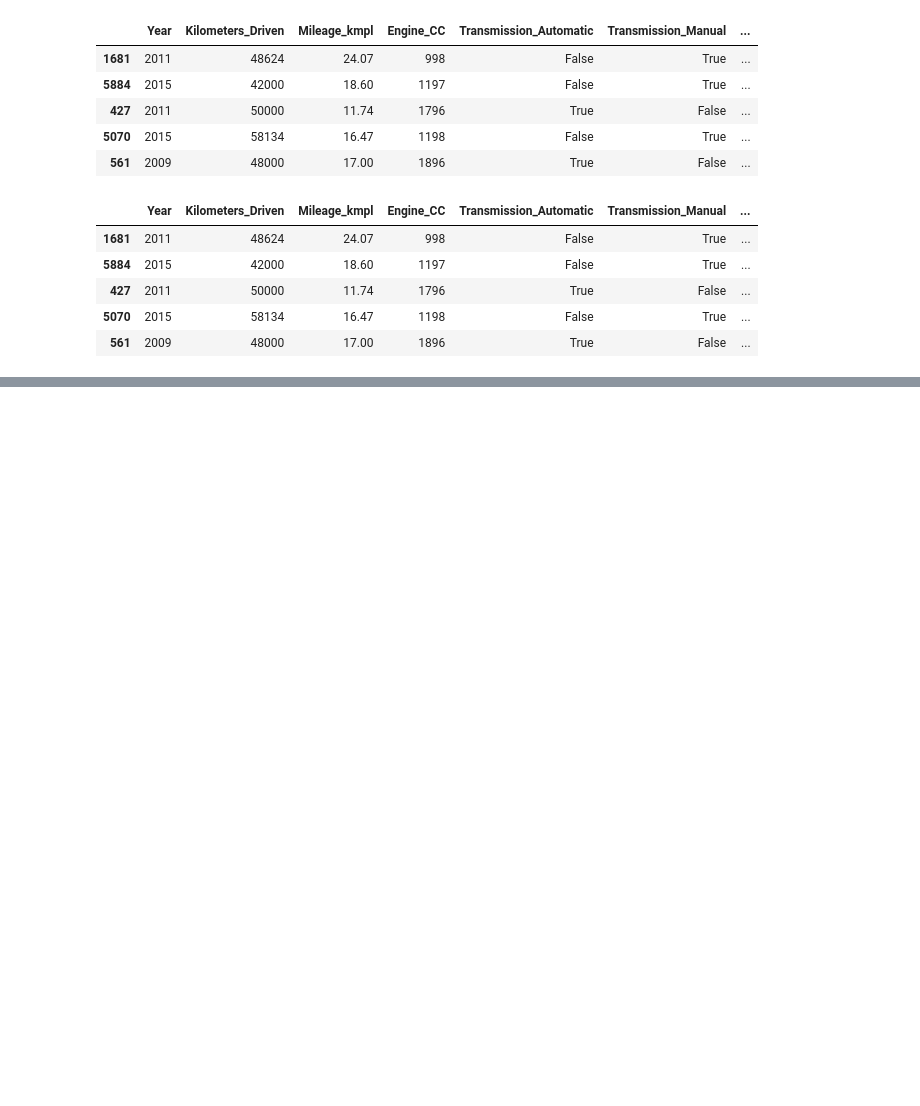
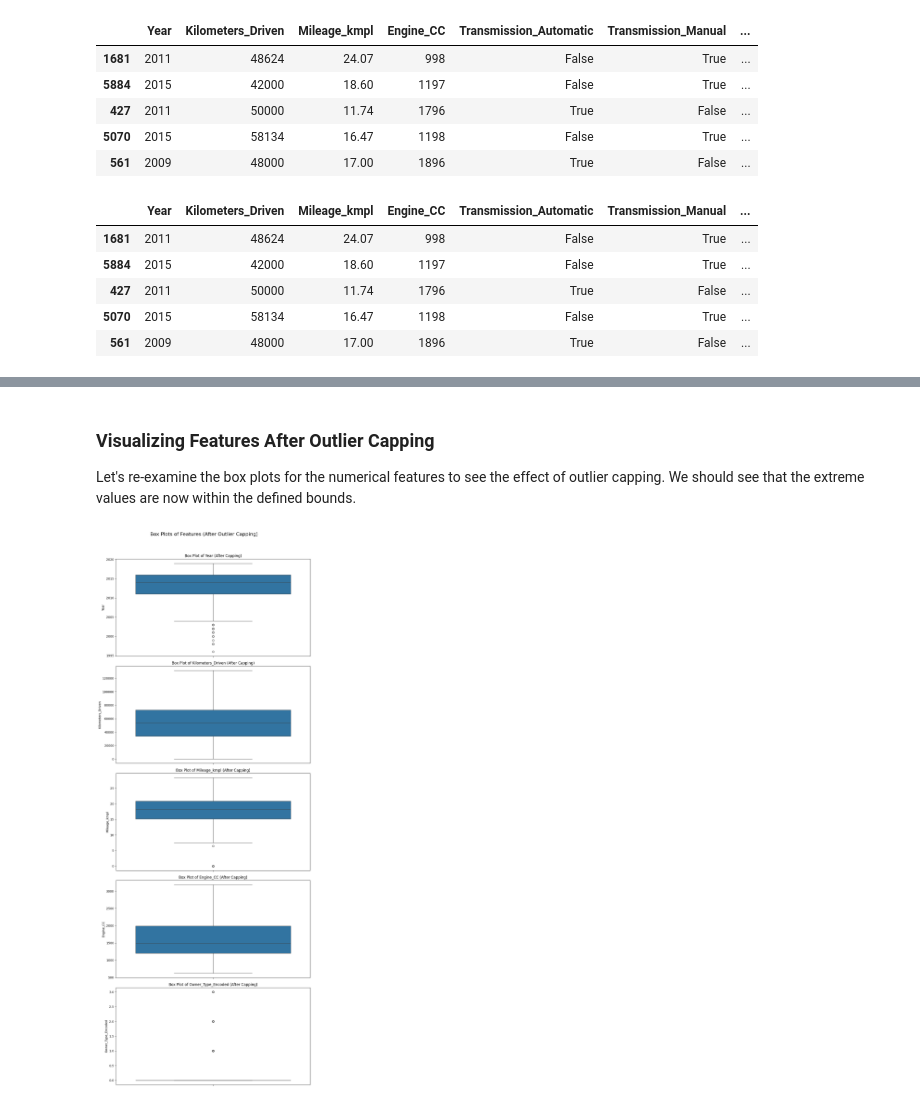
Before and after one commit to AnnabelleMcSharry/AI-ML-Car-Data, a Jupyter notebook: Task1.ipynb, the cells around one changed output, grey strips where cells are left out. Cells and saved outputs as stored; diff of their text form; code cells hidden in the pictures; blank space fills up the shorter version.

```diff
--- a/Task1.ipynb
+++ b/Task1.ipynb
@@ -462,0 +515,23 @@ display(X_train_reduced.head())
+# %%
+import numpy as np
+
+def cap_outliers_iqr(df, column):
+    Q1 = df[column].quantile(0.25)
+    Q3 = df[column].quantile(0.75)
+    IQR = Q3 - Q1
+    lower_bound = Q1 - 1.5 * IQR
+    upper_bound = Q3 + 1.5 * IQR
+
+    # Cap the values
+    df[column] = np.where(df[column] < lower_bound, lower_bound, df[column])
+    df[column] = np.where(df[column] > upper_bound, upper_bound, df[column])
+    return df
+
+# Apply capping to 'Kilometers_Driven' and 'Engine_CC' in both training and test sets
+for col in ['Kilometers_Driven', 'Engine_CC']:
+    features_train_reduced_df = cap_outliers_iqr(features_train_reduced_df.copy(), col)
+    features_test_reduced_df = cap_outliers_iqr(features_test_reduced_df.copy(), col)
+
+print("Outliers in 'Kilometers_Driven' and 'Engine_CC' have been capped using the IQR method.")
+
+display(features_train_reduced_df.head())
@@ -462,0 +546,21 @@ display(X_train_reduced.head())
+# %% [markdown]
+### Visualizing Features After Outlier Capping
+
+Let's re-examine the box plots for the numerical features to see the effect of outlier capping. We should see that the extreme values are now within the defined bounds.
+# %%
+# Get numerical columns from the reduced training set (after capping)
+numerical_cols_after_capping = features_train_reduced_df.select_dtypes(include=['number']).columns
+
+# Plot box plots of numerical features after capping
+fig, axes = plt.subplots(len(numerical_cols_after_capping), 1, figsize=(10, 5 * len(numerical_cols_after_capping)))
+fig.suptitle('Box Plots of Features (After Outlier Capping)', y=1.02, fontsize=16)
+
+for i, col in enumerate(numerical_cols_after_capping):
+    sns.boxplot(y=features_train_reduced_df[col], ax=axes[i])
+    axes[i].set_title(f'Box Plot of {col} (After Capping)')
+    axes[i].set_ylabel(col)
+
+plt.tight_layout()
+plt.show()
+# %% [output]
+[figure, added]
```
Also changed, not shown: parts of 14 cells of this notebook.
